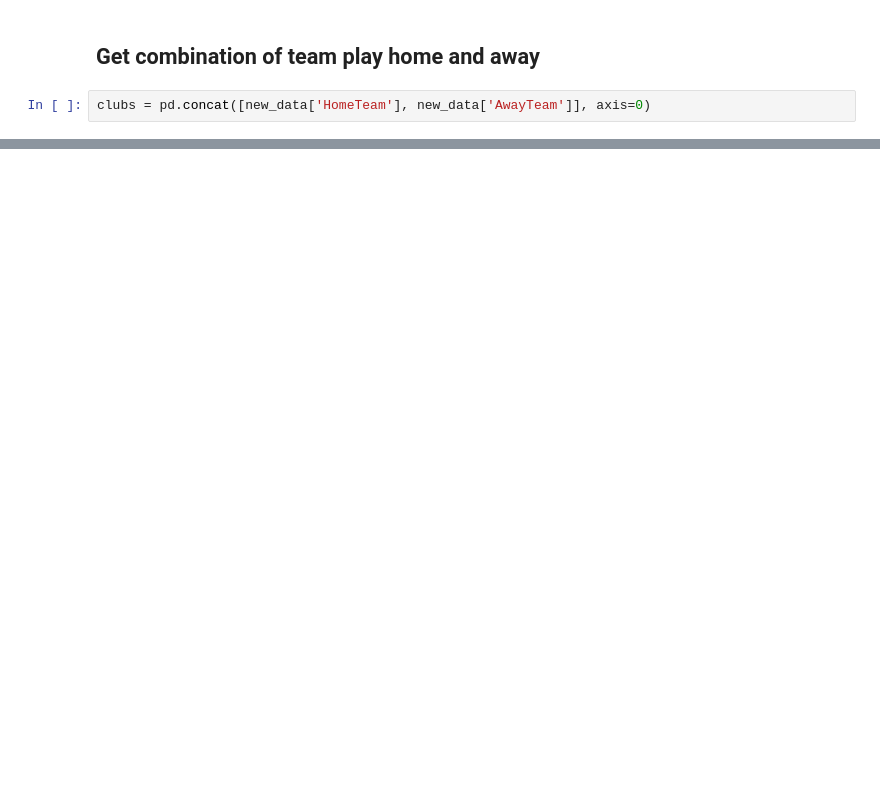
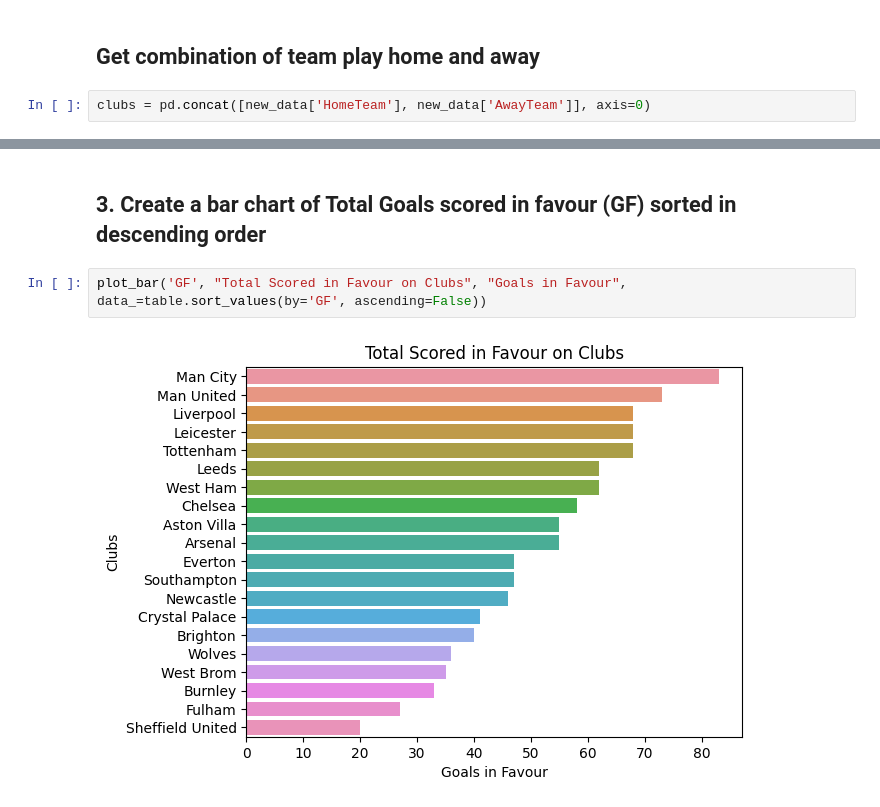
Before and after one commit to LuckyEjenaviSalomi/Data-Scientist, a Jupyter notebook: epl-data-analysis.ipynb, the cells around one changed output, grey strips where cells are left out. Saved outputs shown, nothing was run; the diff lists cells and outputs as text; blank space fills up the shorter version.

```diff
--- a/epl-data-analysis.ipynb
+++ b/epl-data-analysis.ipynb
@@ -74,0 +211,6 @@ table.head()
+# %% [markdown]
+## 3. Create a bar chart of Total Goals scored in favour (GF) sorted in descending order
+# %%
+plot_bar('GF', "Total Scored in Favour on Clubs", "Goals in Favour", data_=table.sort_values(by='GF', ascending=False))
+# %% [output]
+[figure, added]
```
Also changed, not shown: parts of 22 cells of this notebook.
